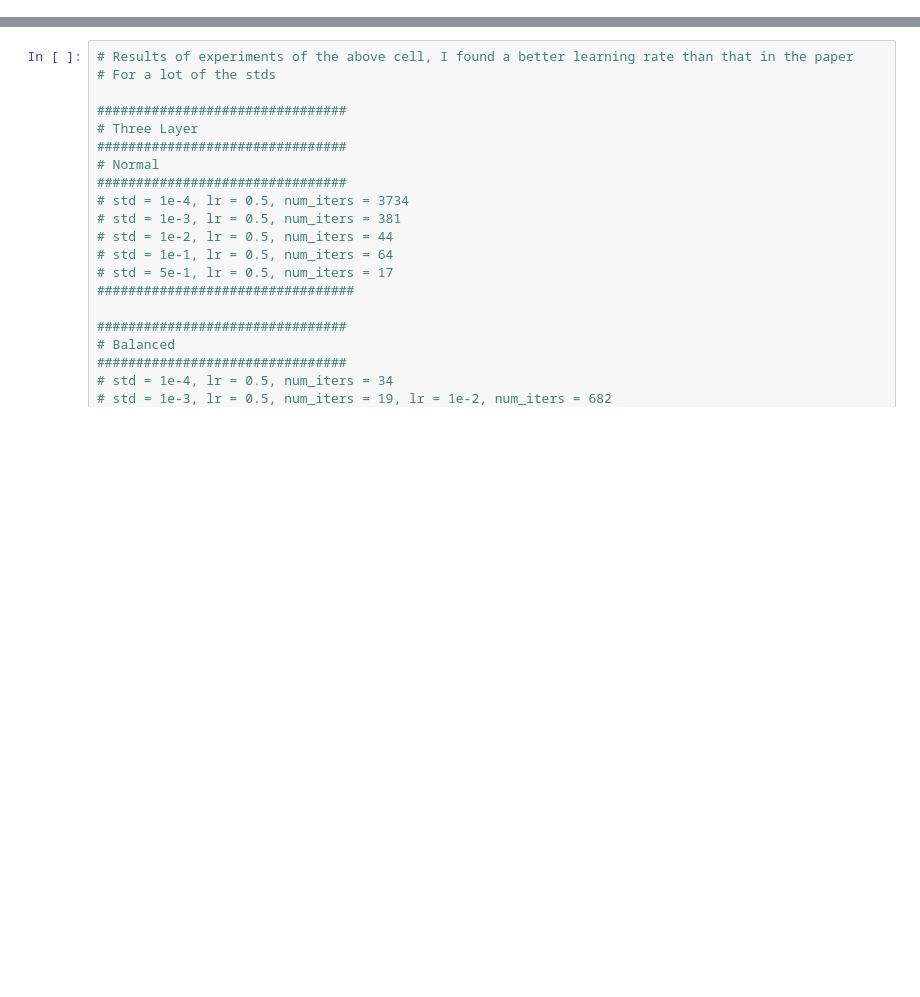
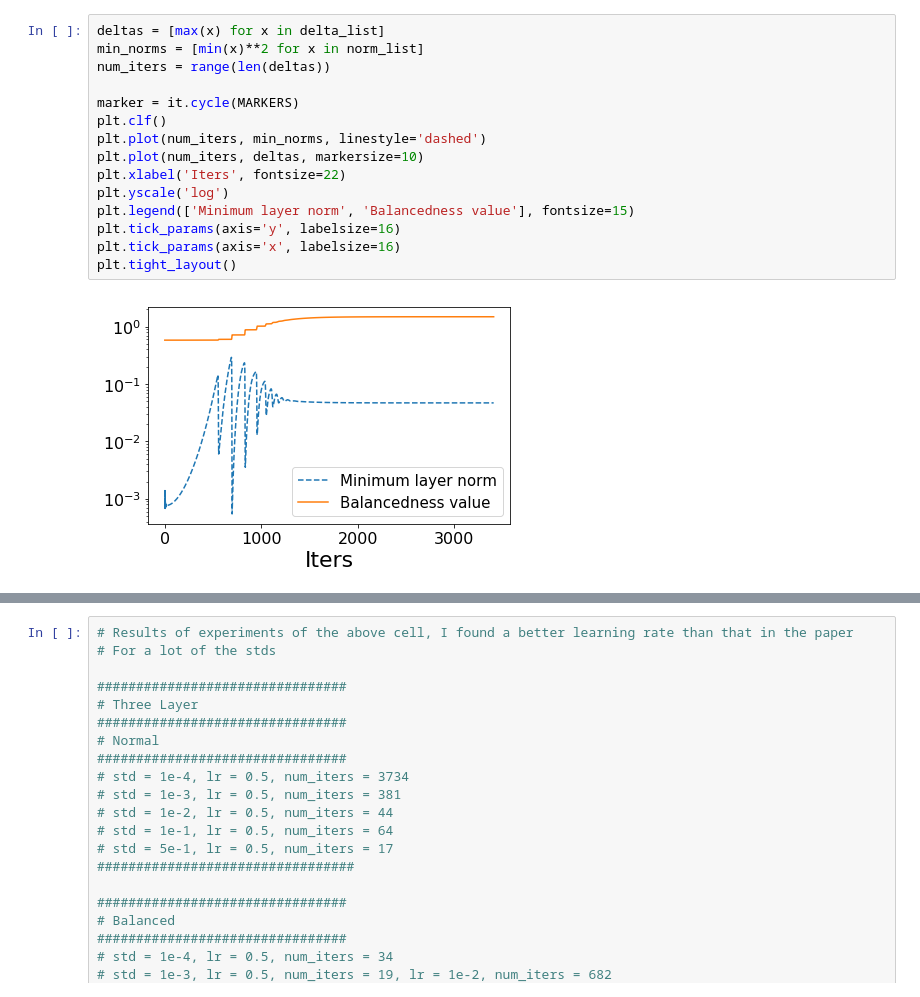
Before and after one commit to astrzalk/COS-521-Project, a Jupyter notebook: notebooks/linear_nn_tests.ipynb, the cells around one changed output, grey strips where cells are left out. Cells and saved outputs as stored; diff of their text form; blank space fills up the shorter version.

Commit message:
Updates notebook by adding plotting from the authors

```diff
--- a/notebooks/linear_nn_tests.ipynb
+++ b/notebooks/linear_nn_tests.ipynb
@@ -26,0 +135,17 @@ tensor([[1.0345]])
+# %%
+deltas = [max(x) for x in delta_list]
+min_norms = [min(x)**2 for x in norm_list]
+num_iters = range(len(deltas))
+
+marker = it.cycle(MARKERS)
+plt.clf()
+plt.plot(num_iters, min_norms, linestyle='dashed')
+plt.plot(num_iters, deltas, markersize=10)
+plt.xlabel('Iters', fontsize=22)
+plt.yscale('log')
+plt.legend(['Minimum layer norm', 'Balancedness value'], fontsize=15)
+plt.tick_params(axis='y', labelsize=16)
+plt.tick_params(axis='x', labelsize=16)
+plt.tight_layout()
+# %% [output]
+[figure, added]
```
Also changed, not shown: parts of 8 cells of this notebook, 2 other files.
